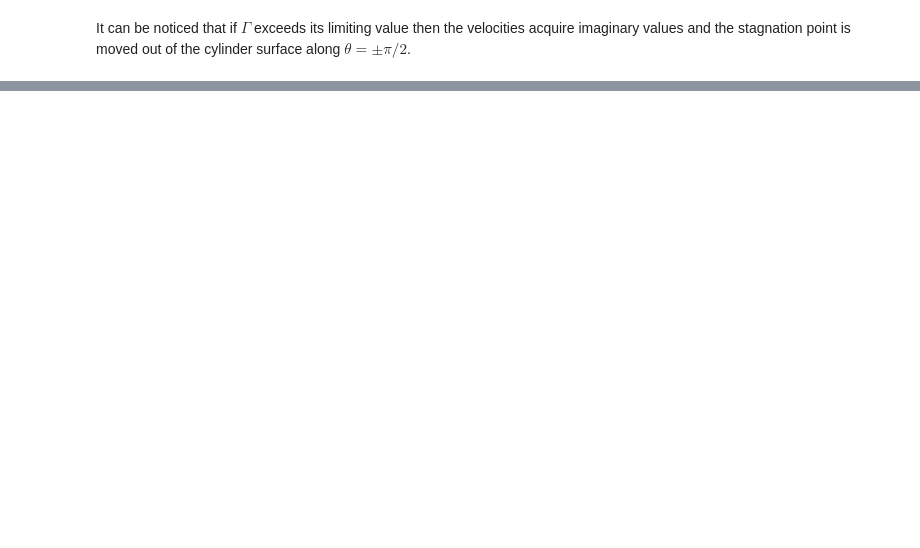
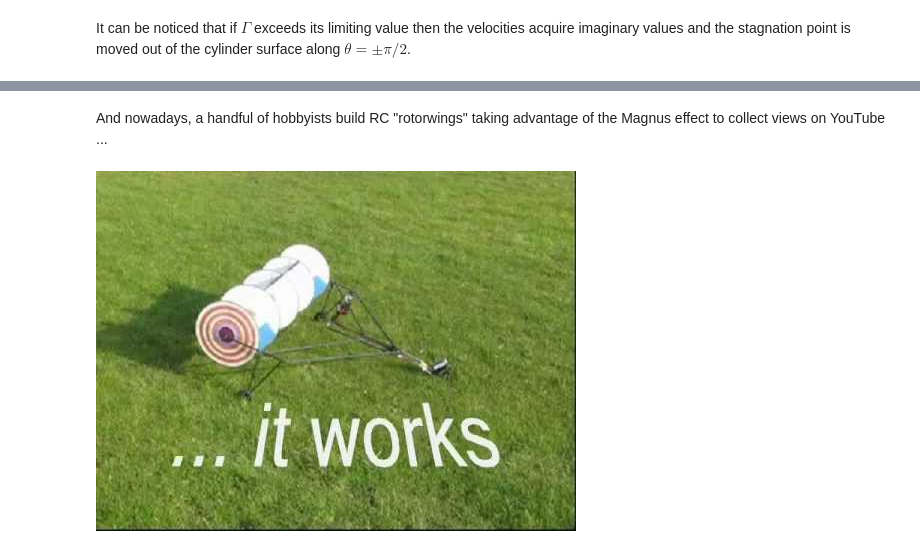
Before and after one commit to riemannsBeard/AeroPython, a Jupyter notebook: lessons/Lesson06.ipynb, the cells around one changed output, grey strips where cells are left out. Drawn from its saved outputs; the diff is of its cells as text; code cells hidden in the pictures; blank space fills up the shorter version.

```diff
--- a/lessons/Lesson06.ipynb
+++ b/lessons/Lesson06.ipynb
@@ -307,3 +400,10 @@ It can be noticed that if $\Gamma$ exceeds its limiting value then the velocitie
+# %% [markdown]
+And nowadays, a handful of hobbyists build RC "rotorwings" taking advantage of the Magnus effect to collect views on YouTube ...
+# %%
+from IPython.display import YouTubeVideo
+YouTubeVideo('POHre1P_E1k')
+# %% [output]
+[figure, added]
 # %%
 from IPython.core.display import HTML
 def css_styling(filepath):
```
Also changed, not shown: parts of 12 cells of this notebook.
